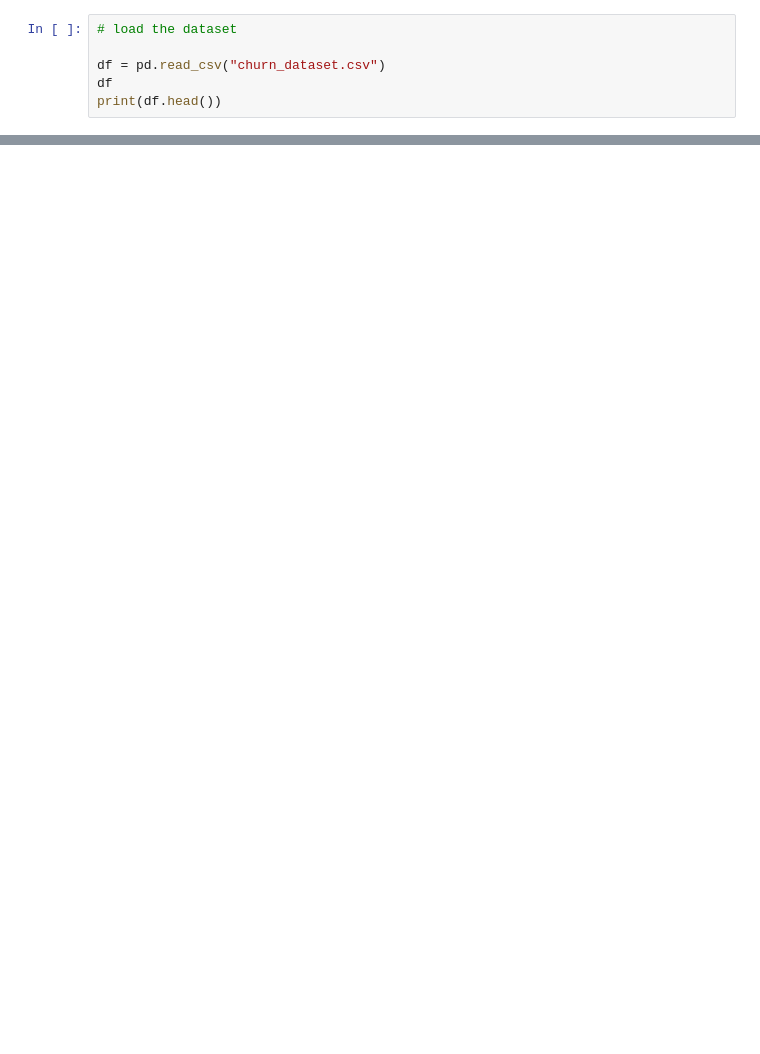
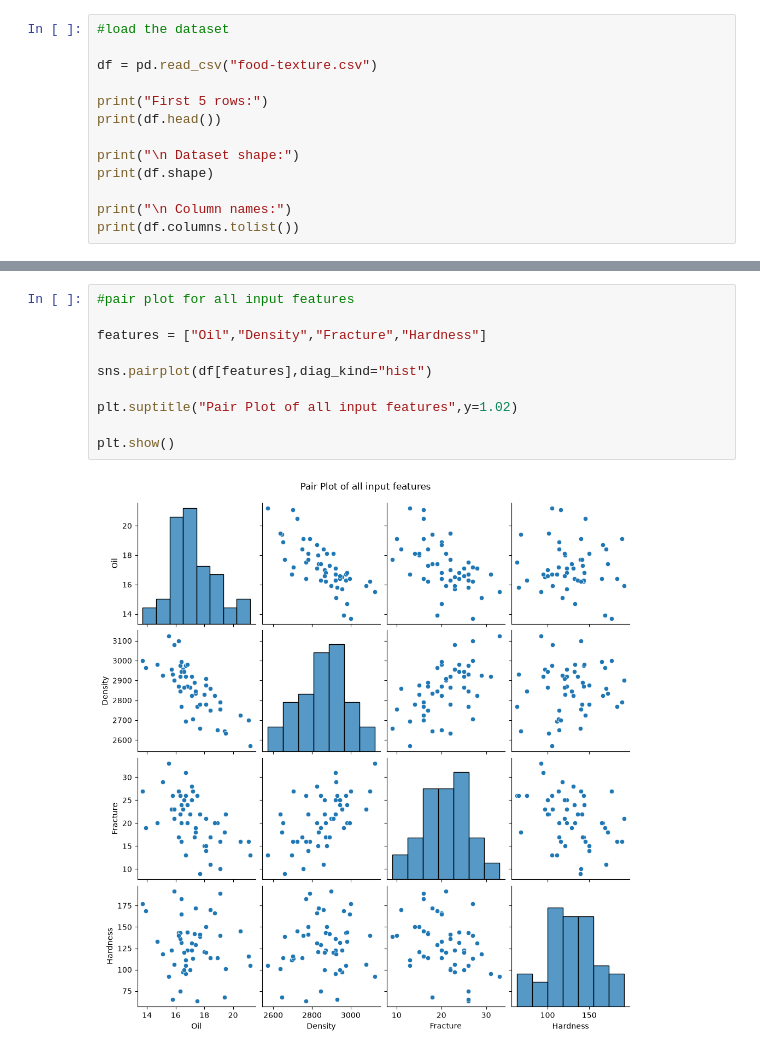
Before and after one commit to keeetana20/APS-lab-experiments, a Jupyter notebook: code.ipynb, the cells around one changed output, grey strips where cells are left out. Cells and saved outputs as stored; diff of their text form; blank space fills up the shorter version.

```diff
--- a/code.ipynb
+++ b/code.ipynb
@@ -9,7 +10,14 @@ from sklearn.metrics import (accuracy_score,precision_score,recall_score,f1_scor
 # %%
-# load the dataset
+#load the dataset
 
-df = pd.read_csv("churn_dataset.csv")
-df
+df = pd.read_csv("food-texture.csv")
+
+print("First 5 rows:")
 print(df.head())
+
+print("\n Dataset shape:")
+print(df.shape)
+
+print("\n Column names:")
+print(df.columns.tolist())
 # %% [output]
@@ -59,0 +164,12 @@ no. of features: 30
+# %%
+#pair plot for all input features
+
+features = ["Oil","Density","Fracture","Hardness"]
+
+sns.pairplot(df[features],diag_kind="hist")
+
+plt.suptitle("Pair Plot of all input features",y=1.02)
+
+plt.show()
+# %% [output]
+[figure, added]
```
Also changed, not shown: parts of 29 cells of this notebook, 1 other file.
